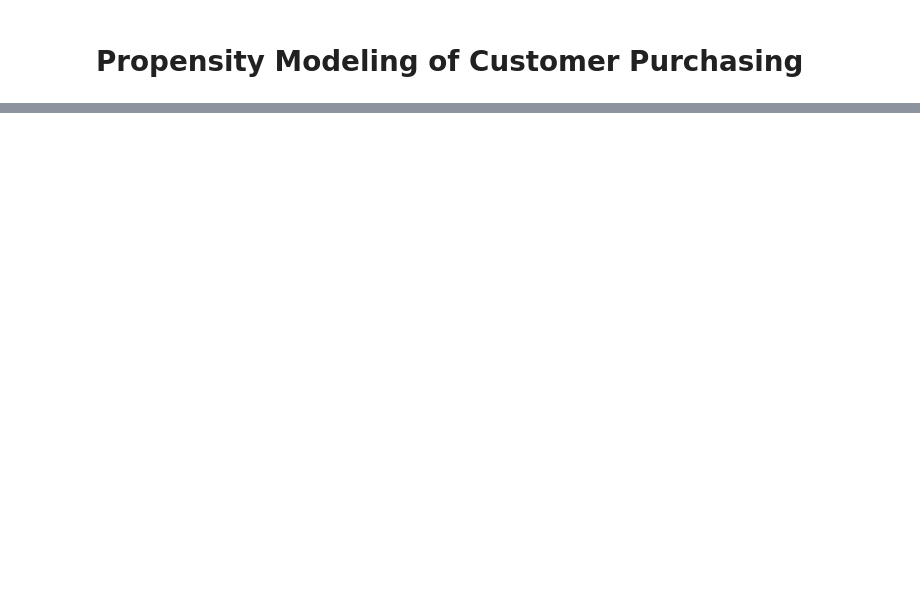
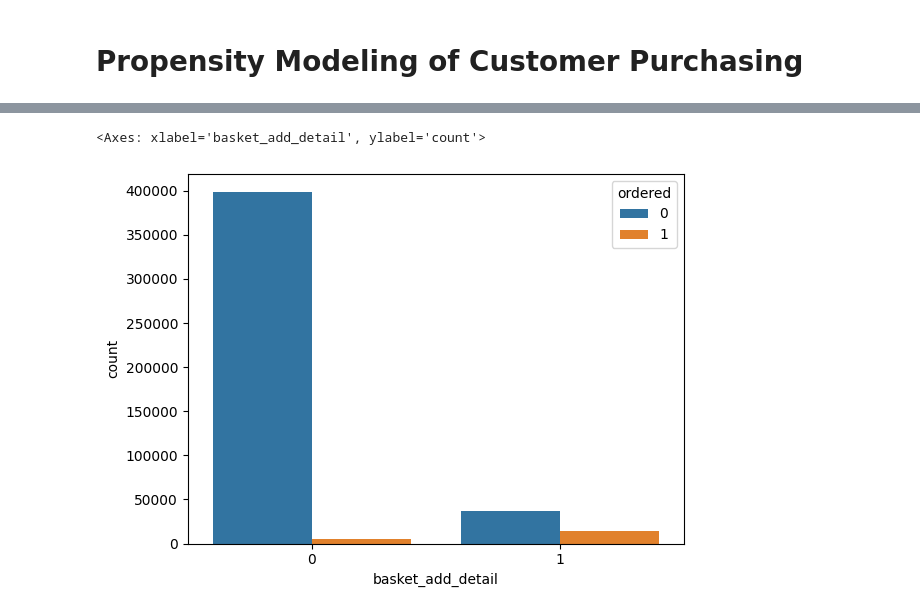
Before and after one commit to pjcroxas/Data-Analytics, a Jupyter notebook: Propensity_Modeling.ipynb, the cells around one changed output, grey strips where cells are left out. Cells and saved outputs as stored; diff of their text form; code cells hidden in the pictures; blank space fills up the shorter version.

```diff
--- a/Propensity_Modeling.ipynb
+++ b/Propensity_Modeling.ipynb
@@ -20,0 +66,5 @@ ui_df_train.sample(3)
+# %%
+sns.countplot(ui_df_train, x="basket_add_detail", hue="ordered")
+# %% [output]
+<Axes: xlabel='basket_add_detail', ylabel='count'>
+[figure, added]
```
Also changed, not shown: parts of 30 cells of this notebook.
